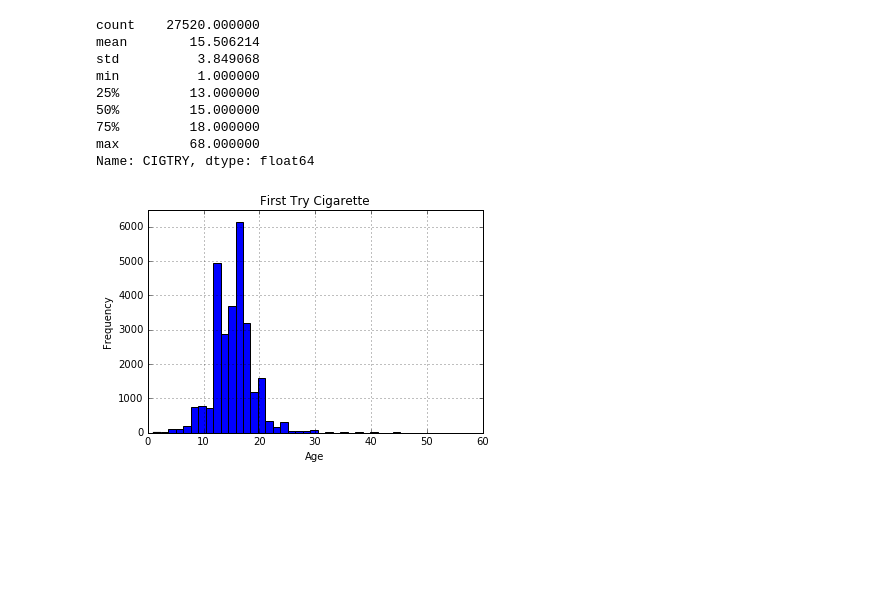
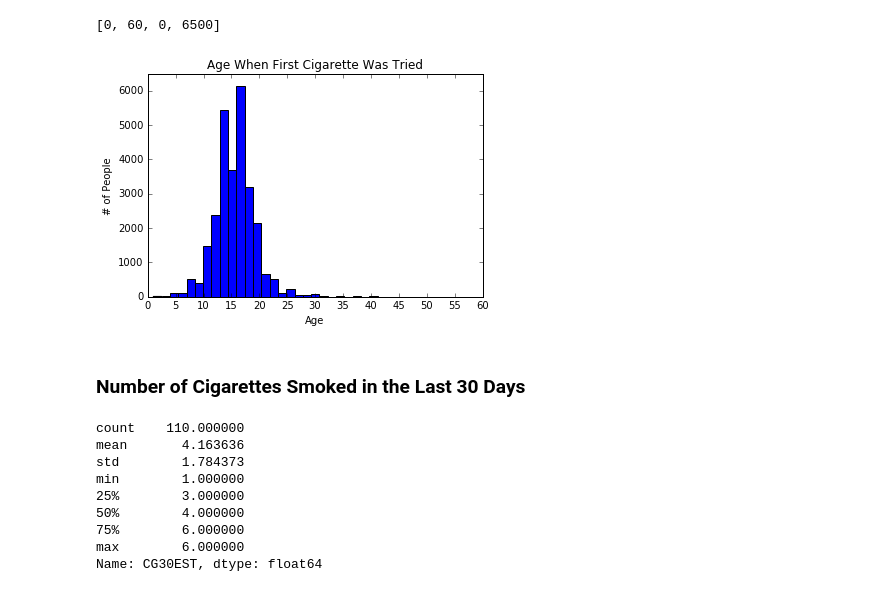
Before and after one commit to yaskyj/datascienceintensive, a Jupyter notebook: datastory/Data Story.ipynb, the cells around one changed output. Cells and saved outputs as stored; diff of their text form; code cells hidden in the pictures; blank space fills up the shorter version.

```diff
--- a/datastory/Data Story.ipynb
+++ b/datastory/Data Story.ipynb
@@ -24 +13,4 @@ len(drugs)
+# %%
+#Only people that explicitly stated that they have tried cigarettes
+cig_try = drugs.CIGTRY[drugs.CIGTRY < 90]
 # %%
@@ -40,21 +28,30 @@ temps = temps[temps < 90]
-# %%
-temps.describe()
-# %% [output]
-count    27520.000000
-mean        15.506214
-std          3.849068
-min          1.000000
-25%         13.000000
-50%         15.000000
-75%         18.000000
-max         68.000000
-Name: CIGTRY, dtype: float64
 # %%
-plt.hist(temps, 50)
-plt.title("First Try Cigarette")
+plt.rcParams["figure.figsize"] = [6.0, 4.0]
+fig = plt.figure()
+plt.hist(cig_try, 45)
+ax = fig.add_subplot(1,1,1)
+major_ticks = np.arange(0, 61, 5)
+ax.set_xticks(major_ticks)
+plt.title("Age When First Cigarette Was Tried")
 plt.xlabel("Age")
-plt.ylabel("Frequency")
+plt.ylabel("# of People")
 plt.axis([0, 60, 0, 6500])
-plt.grid(True)
 # %% [output]
+[0, 60, 0, 6500]
-[figure, old version]
+[figure, new version]
+# %% [markdown]
+### Number of Cigarettes Smoked in the Last 30 Days
+# %%
+#People that stated they have smoked within the last 30 days
+cig_smoke_past_30 = drugs.CG30EST[drugs.CG30EST < 90]
+cig_smoke_past_30.describe()
+# %% [output]
+count    110.000000
+mean       4.163636
+std        1.784373
+min        1.000000
+25%        3.000000
+50%        4.000000
+75%        6.000000
+max        6.000000
+Name: CG30EST, dtype: float64
```
Also changed, not shown: parts of 14 cells of this notebook, 1 other file.
